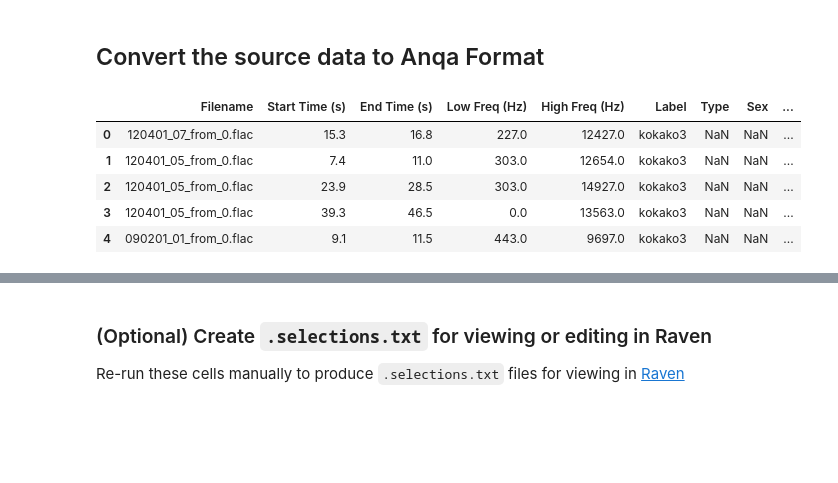
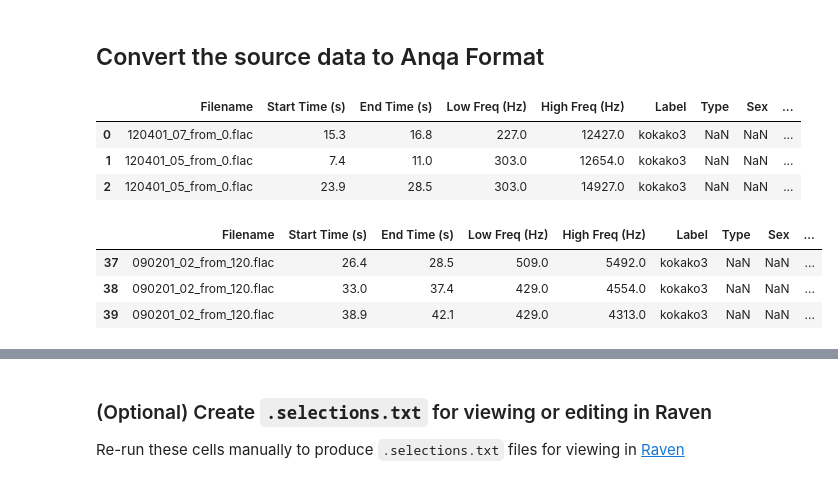
Before and after one commit to Wologman/wildpytools, a Jupyter notebook: demo_notebooks/bird_call_reformat.ipynb, the cells around one changed output, grey strips where cells are left out. Drawn from its saved outputs; the diff is of its cells as text; code cells hidden in the pictures; blank space fills up the shorter version.

```diff
--- a/demo_notebooks/bird_call_reformat.ipynb
+++ b/demo_notebooks/bird_call_reformat.ipynb
@@ -99,7 +99,7 @@ notebook_use = {'project_root': project_root,
                 'crop_method': 'keep_all', #any of 'keep_all', 'random',  in future: 'max_annotations', 'max_detections'
                 'padding': None, # Any of 'pad', 'noise', 'zero', None
                 'save_new_flac_files': True, # If true the original source will be re-written into .flac files of length max_seconds
-                'tabular_save_suffix': 'parquet' #csv
+                'tabular_save_suffix': 'csv' #csv
                 }
 # %% [markdown]
 ### Imports
@@ -427,14 +427,19 @@ converter = ToAnqa(
 
 df_labels, df_meta = converter.convert_all(df_label, df_meta)
 # %%
-df_labels.head()
+df_labels.head(3)
 # %% [output]
 |  | Filename | Start Time (s) | End Time (s) | Low Freq (Hz) | High Freq (Hz) | Label | Type | Sex | ... |
 | 0 | 120401_07_from_0.flac | 15.3 | 16.8 | 227.0 | 12427.0 | kokako3 | NaN | NaN | ... |
 | 1 | 120401_05_from_0.flac | 7.4 | 11.0 | 303.0 | 12654.0 | kokako3 | NaN | NaN | ... |
 | 2 | 120401_05_from_0.flac | 23.9 | 28.5 | 303.0 | 14927.0 | kokako3 | NaN | NaN | ... |
-| 3 | 120401_05_from_0.flac | 39.3 | 46.5 | 0.0 | 13563.0 | kokako3 | NaN | NaN | ... |
-| 4 | 090201_01_from_0.flac | 9.1 | 11.5 | 443.0 | 9697.0 | kokako3 | NaN | NaN | ... |
+# %%
+df_labels.tail(3)
+# %% [output]
+|  | Filename | Start Time (s) | End Time (s) | Low Freq (Hz) | High Freq (Hz) | Label | Type | Sex | ... |
+| 37 | 090201_02_from_120.flac | 26.4 | 28.5 | 509.0 | 5492.0 | kokako3 | NaN | NaN | ... |
+| 38 | 090201_02_from_120.flac | 33.0 | 37.4 | 429.0 | 4554.0 | kokako3 | NaN | NaN | ... |
+| 39 | 090201_02_from_120.flac | 38.9 | 42.1 | 429.0 | 4313.0 | kokako3 | NaN | NaN | ... |
 # %%
 df_meta.head()
 # %% [output]
```
Also changed, not shown: parts of 3 cells of this notebook.
